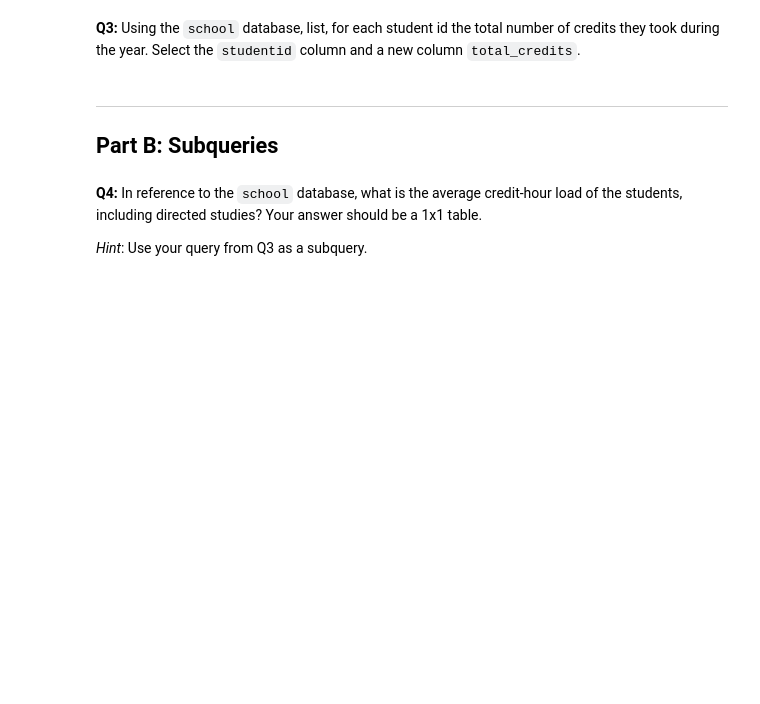
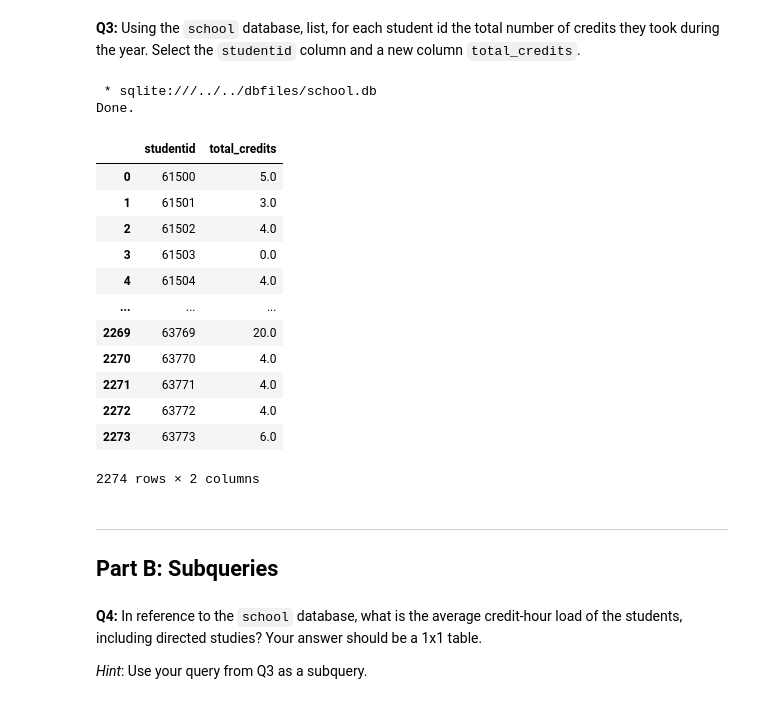
Before and after one commit to nova-nguyen/Data-System-Coursework, a Jupyter notebook: hw/HW_4.d/multiple_advanced.ipynb, the cells around one changed output. Cells and saved outputs as stored; diff of their text form; code cells hidden in the pictures; blank space fills up the shorter version.

```diff
--- a/hw/HW_4.d/multiple_advanced.ipynb
+++ b/hw/HW_4.d/multiple_advanced.ipynb
@@ -97,3 +128,32 @@ resultdf3.head()
+# %%
+query = """SELECT stu.studentid, SUM (co.coursehours) as total_credits
+FROM students as stu, student_class as sc, classes as cl, courses as co
+ON stu.studentid == sc.studentid
+AND sc.classid == cl.classid
+AND cl.coursenum == co.coursenum
+AND cl.coursesubject == co.coursesubject
+GROUP BY stu.studentid
+"""
+
+resultset = %sql $query
+resultdf3 = resultset.DataFrame()
+resultdf3
+# %% [output]
+ * sqlite:///../../dbfiles/school.db
+Done.
+|  | studentid | total_credits |
+| 0 | 61500 | 5.0 |
+| 1 | 61501 | 3.0 |
+| 2 | 61502 | 4.0 |
+| 3 | 61503 | 0.0 |
+| 4 | 61504 | 4.0 |
+| ... | ... | ... |
+| 2269 | 63769 | 20.0 |
+| 2270 | 63770 | 4.0 |
+| 2271 | 63771 | 4.0 |
+| 2272 | 63772 | 4.0 |
+| 2273 | 63773 | 6.0 |
+2274 rows × 2 columns
 # %%
 # Testing cell
 assert len(resultdf3) == 2274
```
Also changed, not shown: parts of 20 cells of this notebook.
